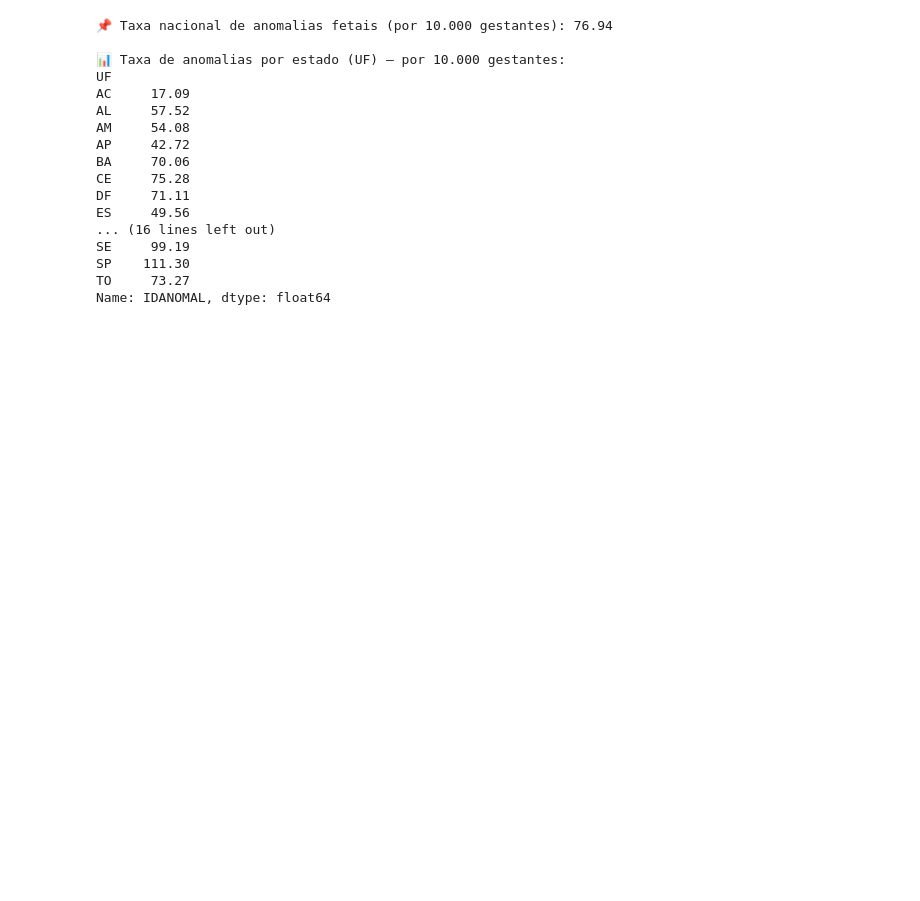
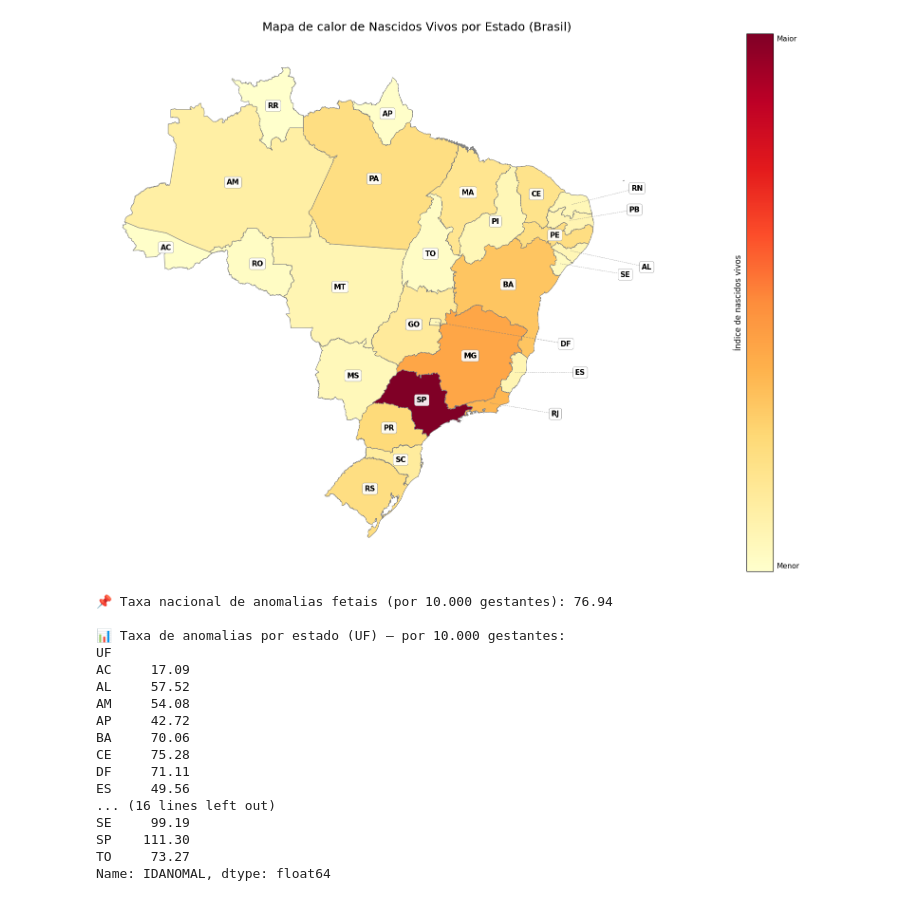
Before and after one commit to GrupoMackenzie/ProjetoAplicado01-DataScience-Mackenzie-2025, a Jupyter notebook: notebooks/Analise-preliminar.ipynb, the cells around one changed output. Drawn from its saved outputs; the diff is of its cells as text; code cells hidden in the pictures; blank space fills up the shorter version.

```diff
--- a/notebooks/Analise-preliminar.ipynb
+++ b/notebooks/Analise-preliminar.ipynb
@@ -115,0 +22,97 @@ plt.show()
+# %%
+# -----------------------------
+# BL.1 Total de nascidos vivos
+# -----------------------------
+total_nacional = len(df)
+total_por_estado = df['UF'].value_counts().sort_index()
+
+print("\n📌 Total nacional de nascidos vivos:", total_nacional)
+print("\n📊 Nascidos vivos por estado (UF) com percentual sobre o total nacional:")
+percentuais_estado = (total_por_estado / total_nacional * 100).round(2)
+for uf in total_por_estado.index:
+    total = total_por_estado[uf]
+    perc = percentuais_estado[uf]
+    print(f"{uf:<3} {total:>7}  ({perc:.2f}%)")
+
+
+# 1.1. – Mapa dos nascidos vivos por UF (Brasil) – com siglas corrigidas manualmente
+
+print("\n🗺️ [BRASIL] Mapa de calor: total de nascidos vivos por estado:")
+
+# Configurações iniciais
+geobr_path = 'https://raw.githubusercontent.com/GrupoMackenzie/ProjetoAplicado01-DataScience-Mackenzie-2025/main/src/br_estados.geojson'
+gdf = gpd.read_file(geobr_path).to_crs(epsg=5880)
+nascimentos_por_uf = df['UF'].value_counts().rename_axis('UF').reset_index(name='NASCIDOS')
+gdf['UF'] = gdf['sigla'] if 'sigla' in gdf.columns else gdf['UF']
+gdf = gdf.merge(nascimentos_por_uf, on='UF', how='left')
+
+# Plotar o mapa
+fig, ax = plt.subplots(1, 1, figsize=(15, 15))
+gdf.plot(column='NASCIDOS', cmap='YlOrRd', linewidth=0.8, edgecolor='gray', ax=ax)
+plt.title('Mapa de calor de Nascidos Vivos por Estado (Brasil)', fontsize=18, pad=20)
+plt.axis('off')
+
+# Configurações das siglas (conforme ajustes anteriores)
+siglas_config = {
+    'DF': {'offset': (1200000, -200000), 'linewidth': 0.8},
+    'SE': {'offset': (600000, -100000), 'linewidth': 0.6},
+    'AL': {'offset': (700000, -150000), 'linewidth': 0.6},
+    'ES': {'offset': (600000, 0), 'linewidth': 0.6},
+    'RJ': {'offset': (600000, -100000), 'linewidth': 0.6},
+    'PB': {'offset': (600000, 100000), 'linewidth': 0.6},
+    'RN': {'offset': (600000, 150000), 'linewidth': 0.6}
+}
+
+for idx, row in gdf.iterrows():
+    uf = row['UF']
+    centroid = row['geometry'].centroid.coords[0]
+
+    if uf in siglas_config:
+        cfg = siglas_config[uf]
+        text_pos = (centroid[0] + cfg['offset'][0], centroid[1] + cfg['offset'][1])
+
+        ax.plot([centroid[0], text_pos[0]], [centroid[1], text_pos[1]],
+                color='gray', linestyle='--', linewidth=cfg['linewidth'], alpha=0.7)
+
+        ax.text(text_pos[0], text_pos[1], uf,
+                ha='center', va='center',
+                fontsize=11, color='black', weight='bold',
+                bbox=dict(
+                    facecolor='white',
+                    alpha=0.9,
+                    edgecolor='gray',
+                    boxstyle='round,pad=0.3',
+                    linewidth=0.5
+                ))
+    else:
+        ax.text(centroid[0], centroid[1], uf,
+                ha='center', va='center',
+                fontsize=11, color='black', weight='bold',
+                bbox=dict(
+                    facecolor='white',
+                    alpha=0.9,
+                    edgecolor='gray',
+                    boxstyle='round,pad=0.3',
+                    linewidth=0.5
+                ))
+
+# BARRA DE LEGENDA
+sm = plt.cm.ScalarMappable(cmap='YlOrRd', norm=plt.Normalize(vmin=gdf['NASCIDOS'].min(), vmax=gdf['NASCIDOS'].max()))
+cbar = fig.colorbar(sm, orientation="vertical", fraction=0.04, pad=0.02, ax=ax)
+cbar.set_ticks([])
+
+# Elementos da legenda
+cbar.ax.plot([1.05, 1.10], [0.01, 0.01], color='black', transform=cbar.ax.transAxes)
+cbar.ax.text(1.12, 0.01, 'Menor', va='center', fontsize=11, weight='normal',
+             transform=cbar.ax.transAxes)  # Aumentado e negrito
+cbar.ax.plot([1.05, 1.10], [0.99, 0.99], color='black', transform=cbar.ax.transAxes)
+cbar.ax.text(1.12, 0.99, 'Maior', va='center', fontsize=11, weight='normal',
+             transform=cbar.ax.transAxes)  # Aumentado e negrito
+cbar.ax.text(-0.3, 0.5, 'Índice de nascidos vivos', va='center', ha='center',  # -0.3 para aproximar
+             rotation=90, fontsize=12, weight='normal', transform=cbar.ax.transAxes)  # Aumentado e negrito
+
+# Ajuste do layout
+ax.set_xlim(gdf.total_bounds[0] - 200000, gdf.total_bounds[2] + 1000000)
+plt.tight_layout()
+plt.show()
+# %% [output]
@@ -116,3 +136,4 @@ plt.show()
+[figure, added]
 # %%
 # -----------------------------
 # BL.2 Classificação de pré-natal
```
Also changed, not shown: parts of 10 cells of this notebook, 1 other file.
